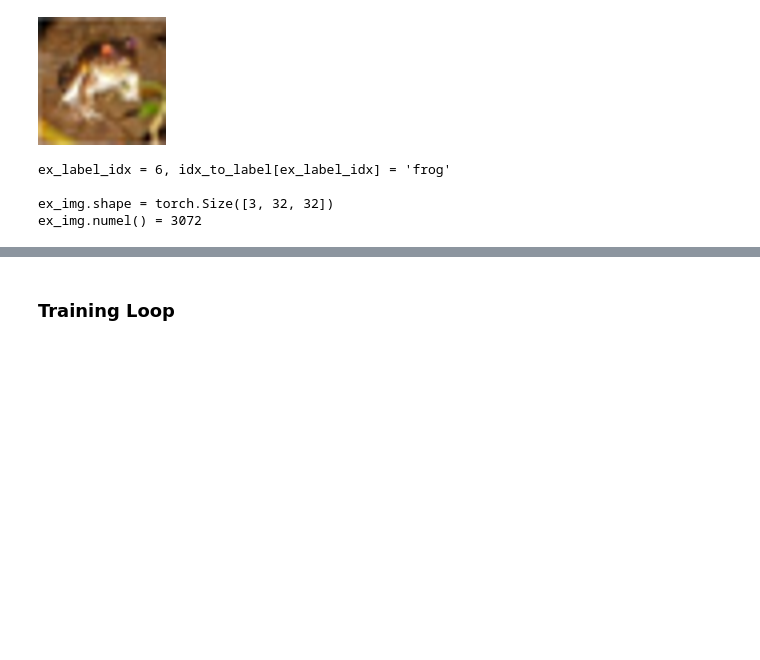
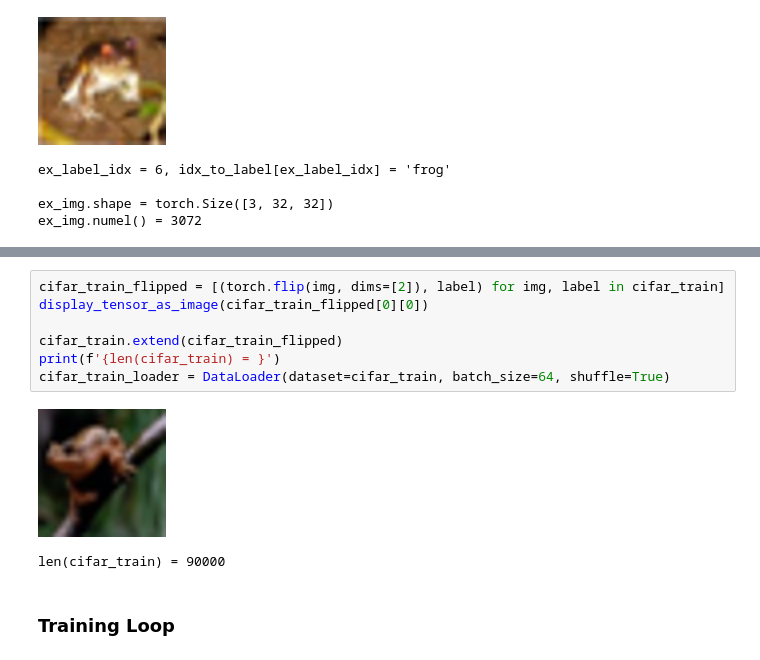
Before and after one commit to jacob-danner/machine-learning-experiments, a Jupyter notebook: CIFAR-10/CIFAR-10_ConvNetClassifier.ipynb, the cells around one changed output, grey strips where cells are left out. Drawn from its saved outputs; the diff is of its cells as text; blank space fills up the shorter version.

```diff
--- a/CIFAR-10/CIFAR-10_ConvNetClassifier.ipynb
+++ b/CIFAR-10/CIFAR-10_ConvNetClassifier.ipynb
@@ -66,3 +116,13 @@ ex_img.numel() = 3072
+# %%
+cifar_train_flipped = [(torch.flip(img, dims=[2]), label) for img, label in cifar_train]
+display_tensor_as_image(cifar_train_flipped[0][0])
+
+cifar_train.extend(cifar_train_flipped)
+print(f'{len(cifar_train) = }')
+cifar_train_loader = DataLoader(dataset=cifar_train, batch_size=64, shuffle=True)
+# %% [output]
+[figure, added]
+len(cifar_train) = 90000
 # %% [markdown]
 ### Training Loop
 # %%
```
Also changed, not shown: parts of 13 cells of this notebook.
